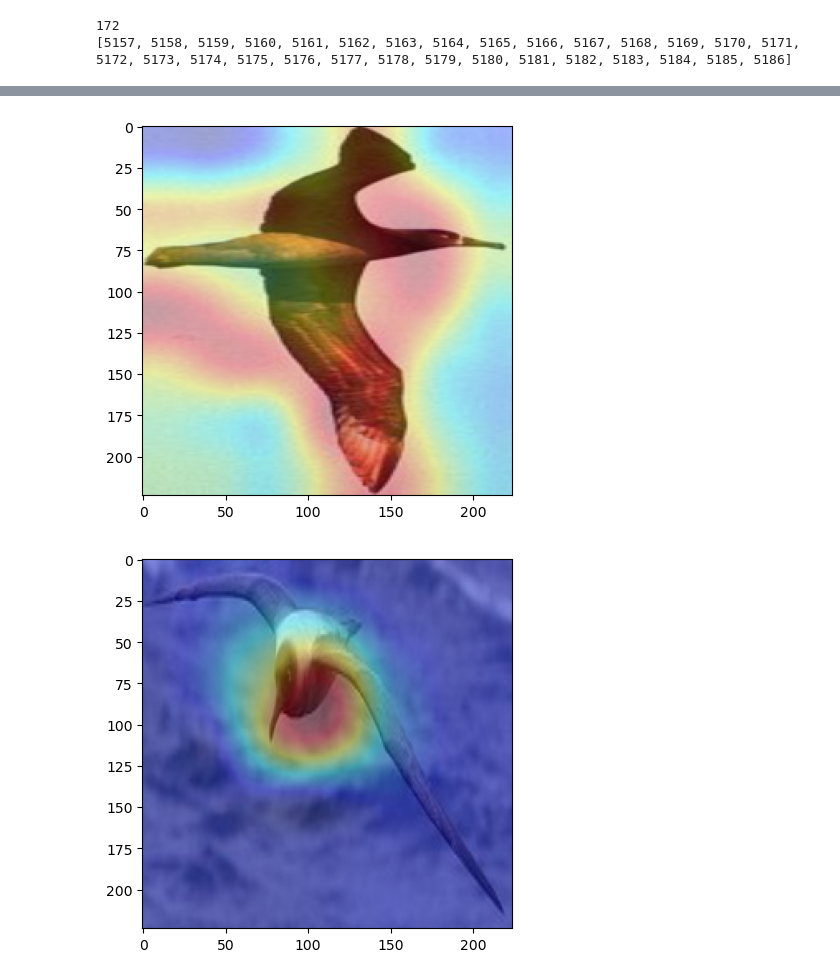
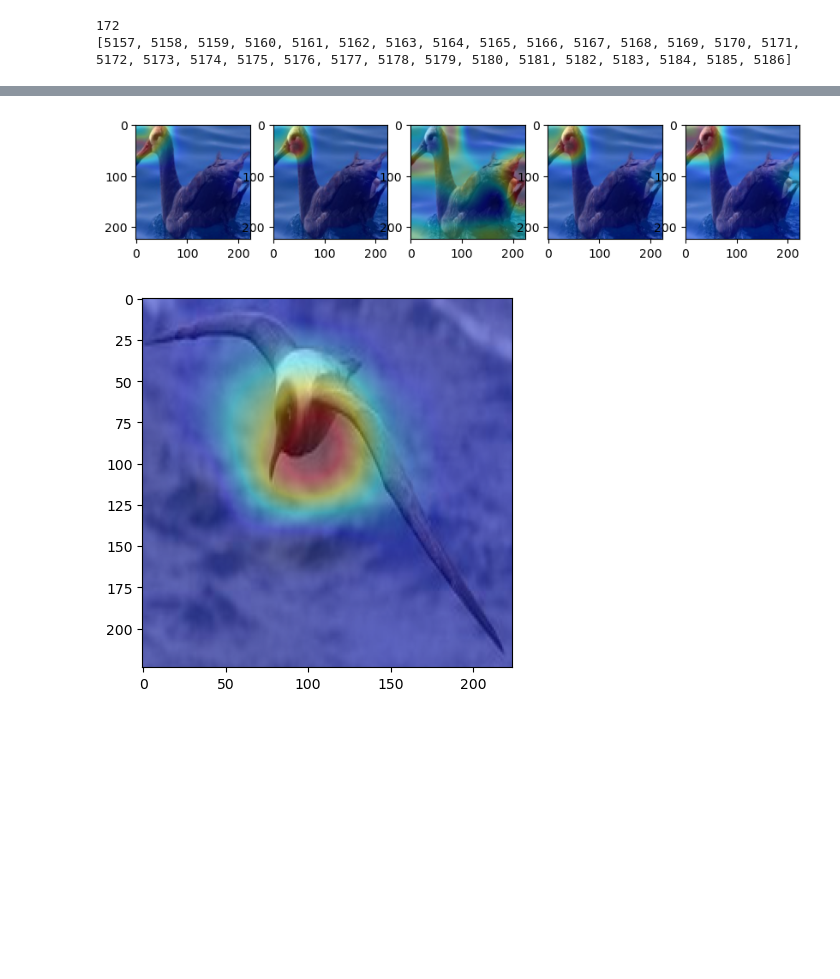
Before and after one commit to aaron-jx-li/R3-ProtoPNet, a Jupyter notebook: joint_loss_update_fast.ipynb, the cells around one changed output, grey strips where cells are left out. Drawn from its saved outputs; the diff is of its cells as text; code cells hidden in the pictures; blank space fills up the shorter version.

```diff
--- a/joint_loss_update_fast.ipynb
+++ b/joint_loss_update_fast.ipynb
@@ -508,8 +688,6 @@ ppnet = torch.nn.DataParallel(ppnet)
 #pf_model.load_state_dict(torch.load("./human_comparisons/pref_model_009_65+35_ep50_adam_0.0001"))
 #pf_model = torch.load(r'./human_comparisons/pref_model_009_65+35_ep50_adam_0.0001_1')
 pf_model = torch.load('./human_comparisons/pref_model_700_random_rating_split0.7_acc0.915.pth')
-# %%
-pf_model = torch.load('./human_comparisons/pref_model_700_random_rating_split0.7_acc0.915.pth')
 # %%
 normalize = transforms.Normalize(mean=mean, std=std)
 
@@ -688,7 +885,7 @@ bad_prototype_idx
 '''
 Visualize the effect of updates
 '''
-def visualize_updated_prototype(ppnet, pid, k):
+def visualize_updated_prototype(ppnet, pid):
     target_dataset = Subset(train_dataset, [pid])
 
     dataloader = torch.utils.data.DataLoader(
@@ -701,17 +898,18 @@ def visualize_updated_prototype(ppnet, pid, k):
     proto_dist = proto_dist_torch.detach().cpu().numpy()
 
     class_identity = label[0]
-
-    act_pattern = np.log((proto_dist[class_identity * 5 + k] + 1)/(proto_dist[class_identity * 5 + k] + ppnet.module.epsilon))
-    upsampled_act_pattern = cv2.resize(act_pattern, dsize=(img_size, img_size), interpolation=cv2.INTER_CUBIC)
-    rescaled_act_pattern = upsampled_act_pattern - np.amin(upsampled_act_pattern)
-    rescaled_act_pattern = rescaled_act_pattern / np.amax(rescaled_act_pattern)
-    heatmap = cv2.applyColorMap(np.uint8(255*rescaled_act_pattern), cv2.COLORMAP_JET)
-    heatmap = np.float32(heatmap) / 255
-    heatmap = heatmap[..., ::-1]
-    original_img = batch_x.cpu().numpy()
-    original_img = np.transpose(original_img, (1, 2, 0))
-    overlayed_original_img = 0.5 * original_img + 1.0 * heatmap
-    overlayed_original_img = overlayed_original_img - np.amin(overlayed_original_img)
-    overlayed_original_img = overlayed_original_img / np.amax(overlayed_original_img)
-    plt.imshow(overlayed_original_img)
+    fig, axis = plt.subplots(1, 5, figsize=(10, 20))
+    for k in range(5):
+        act_pattern = np.log((proto_dist[class_identity * 5 + k] + 1)/(proto_dist[class_identity * 5 + k] + ppnet.module.epsilon))
+        upsampled_act_pattern = cv2.resize(act_pattern, dsize=(img_size, img_size), interpolation=cv2.INTER_CUBIC)
+        rescaled_act_pattern = upsampled_act_pattern - np.amin(upsampled_act_pattern)
+        rescaled_act_pattern = rescaled_act_pattern / np.amax(rescaled_act_pattern)
+        heatmap = cv2.applyColorMap(np.uint8(255*rescaled_act_pattern), cv2.COLORMAP_JET)
+        heatmap = np.float32(heatmap) / 255
+        heatmap = heatmap[..., ::-1]
+        original_img = batch_x.cpu().numpy()
+        original_img = np.transpose(original_img, (1, 2, 0))
+        overlayed_original_img = 0.5 * original_img + 1.0 * heatmap
+        overlayed_original_img = overlayed_original_img - np.amin(overlayed_original_img)
+        overlayed_original_img = overlayed_original_img / np.amax(overlayed_original_img)
+        axis[k].imshow(overlayed_original_img)
@@ -718,7 +922,7 @@ def visualize_updated_prototype(ppnet, pid, k):
 # %%
-visualize_updated_prototype(a3c.PPnet_multi, 3, 2)
+visualize_updated_prototype(a3c.PPnet_multi, 10)
 # %% [output]
-[figure, old version]
+[figure, new version]
 # %%
 def visualize_img_pattern(p_dir, pid):
     img = skio.imread('./human_comparisons/feedback_images/'+p_dir+'/original_imgs/'+pid+'.png')
```
Also changed, not shown: parts of 14 cells of this notebook, 2 other files.
